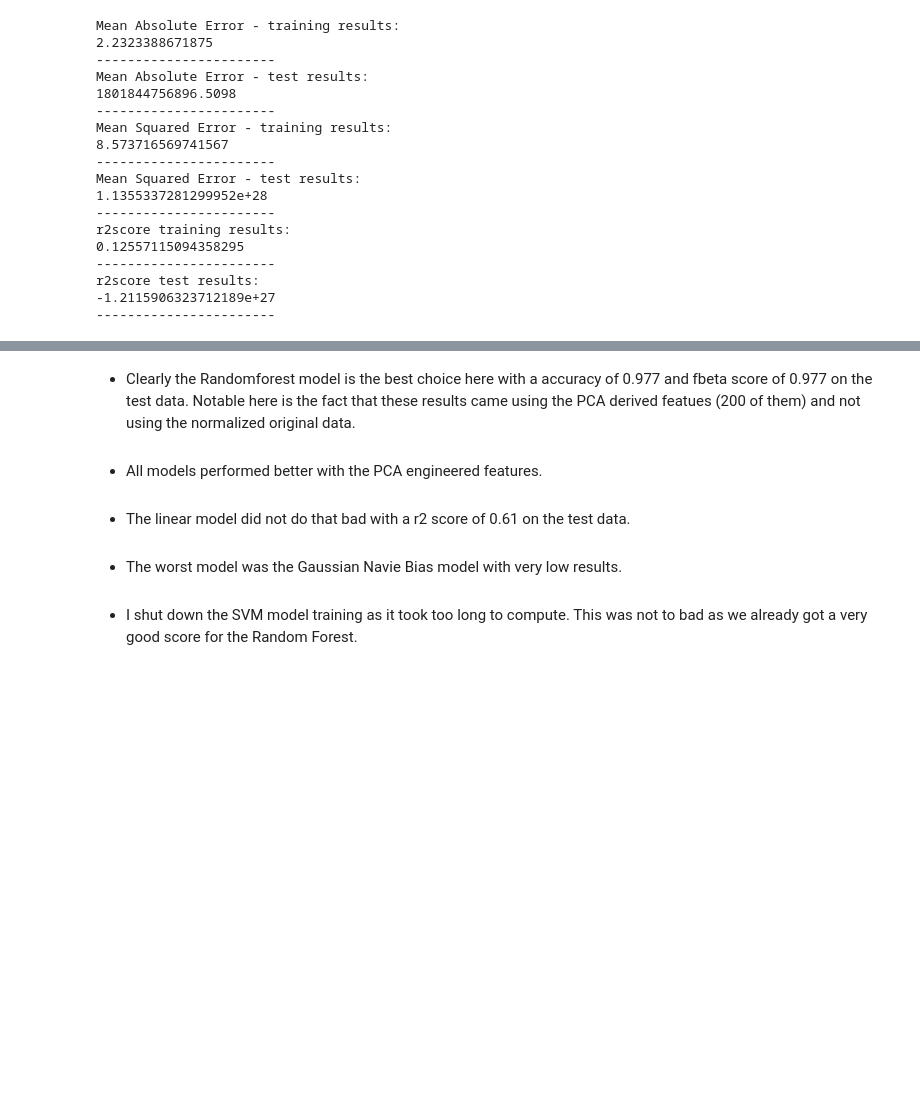
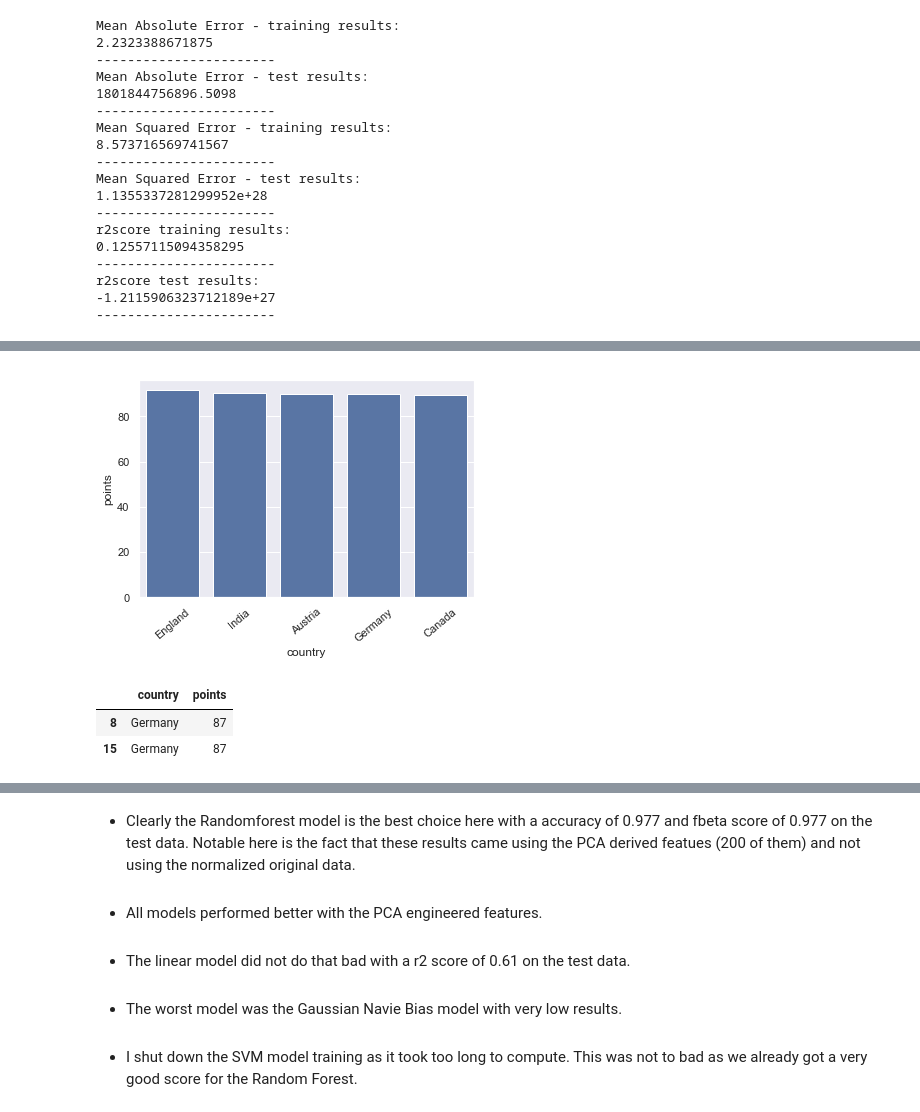
Before and after one commit to HenrikWarf/data-wine_rating_review_ML-pipeline, a Jupyter notebook: ML - Predicting Wine Rating.ipynb, the cells around one changed output, grey strips where cells are left out. Saved outputs shown, nothing was run; the diff lists cells and outputs as text; code cells hidden in the pictures; blank space fills up the shorter version.

```diff
--- a/ML - Predicting Wine Rating.ipynb
+++ b/ML - Predicting Wine Rating.ipynb
@@ -713,0 +730,2 @@ r2score test results:
+# %%
+df_top_country = df[['country', 'points']]
@@ -713,0 +754,4 @@ r2score test results:
+# %%
+df_top_sorted = pd.DataFrame(df_top_country.groupby('country')['points'].mean().sort_values(ascending=False))
+# %%
+df_top_5_mean = df_top_sorted.head(5)
@@ -713,0 +768,6 @@ r2score test results:
+# %%
+base_color = sb.color_palette()[0]
+sb.barplot(data = df_top_5, x=df_top_5_mean.index, y='points', color = base_color)
+plt.xticks(rotation = 40);
+# %% [output]
+[figure, added]
@@ -713,0 +778,6 @@ r2score test results:
+# %%
+df_top5.head(2)
+# %% [output]
+|  | country | points |
+| 8 | Germany | 87 |
+| 15 | Germany | 87 |
```
Also changed, not shown: parts of 21 cells of this notebook.
